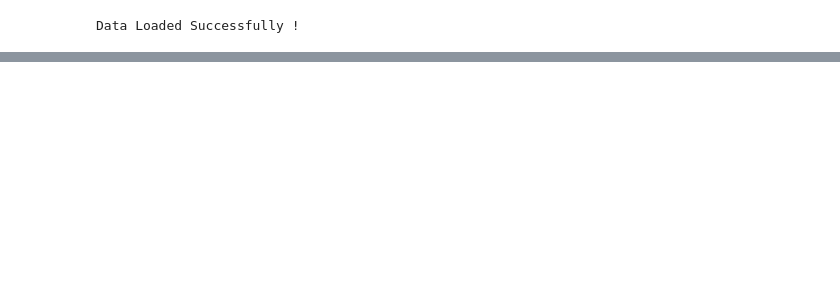
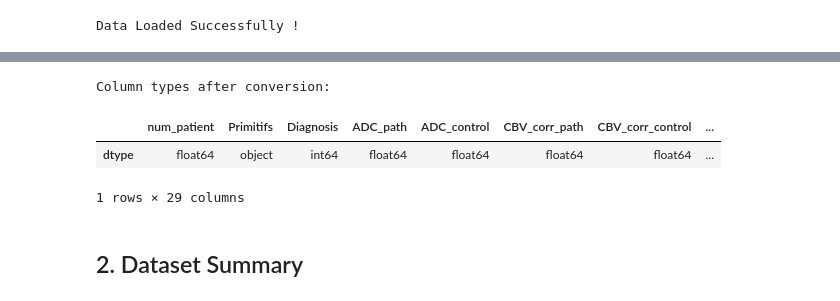
Before and after one commit to maichi98/CercareStatAnalysis, a Jupyter notebook: 01_exploratory_analysis.ipynb, the cells around one changed output, grey strips where cells are left out. Saved outputs shown, nothing was run; the diff lists cells and outputs as text; code cells hidden in the pictures; blank space fills up the shorter version.

```diff
--- a/01_exploratory_analysis.ipynb
+++ b/01_exploratory_analysis.ipynb
@@ -169,0 +50,15 @@ Patients in training set with more than one Primitif: 1
+# %%
+# Format dataframes :
+df_data = format_dataframe(df=df_data)
+df_test = format_dataframe(df=df_test)
+
+print("\nColumn types after conversion:")
+dtypes_df = pd.DataFrame(df_data.dtypes, columns=["dtype"]).T
+display(dtypes_df)
+# %% [output]
+Column types after conversion:
+|  | num_patient | Primitifs | Diagnosis | ADC_path | ADC_control | CBV_corr_path | CBV_corr_control | ... |
+| dtype | float64 | object | int64 | float64 | float64 | float64 | float64 | ... |
+1 rows × 29 columns
+# %% [markdown]
+## 2. Dataset Summary
```
Also changed, not shown: parts of 35 cells of this notebook, 6 other files.
